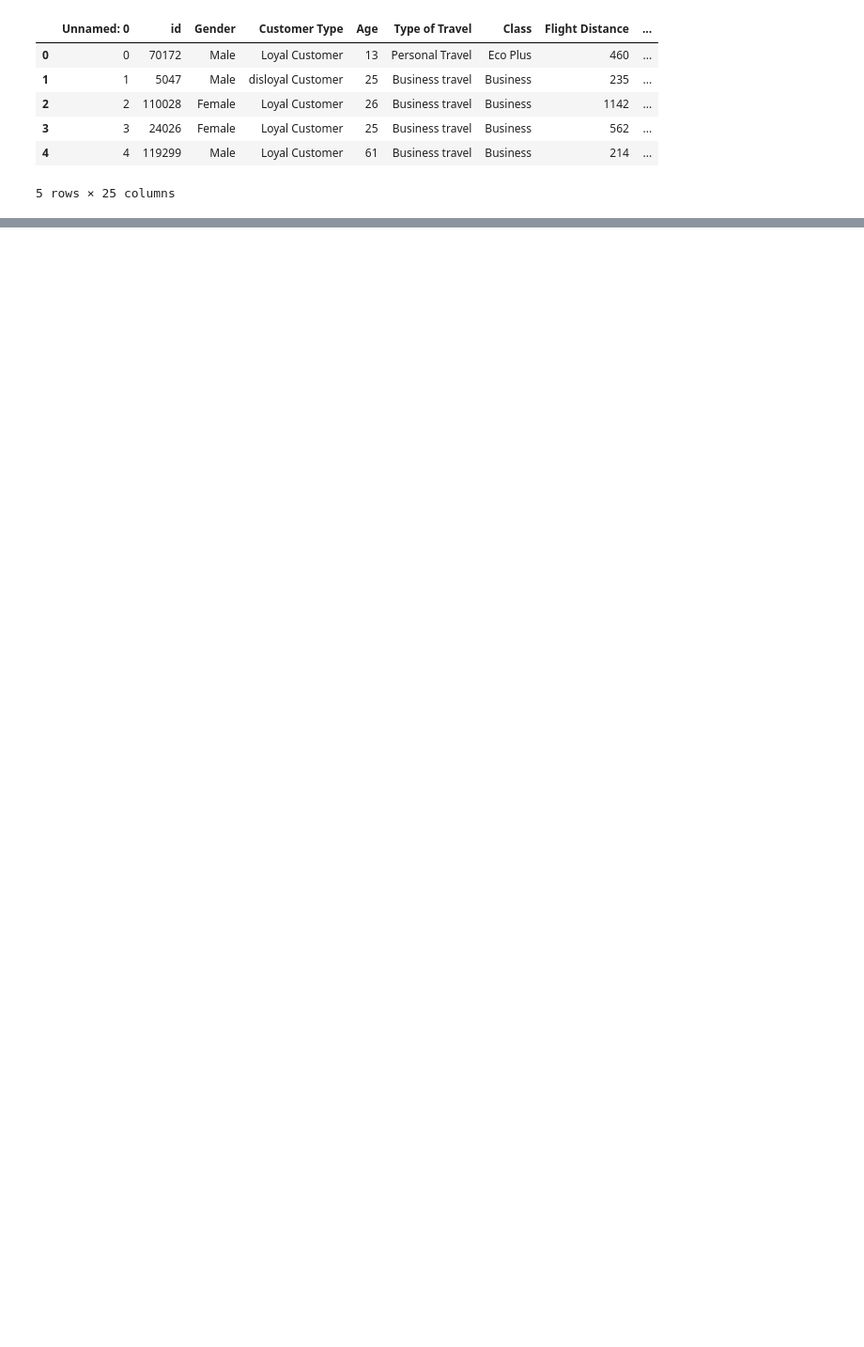
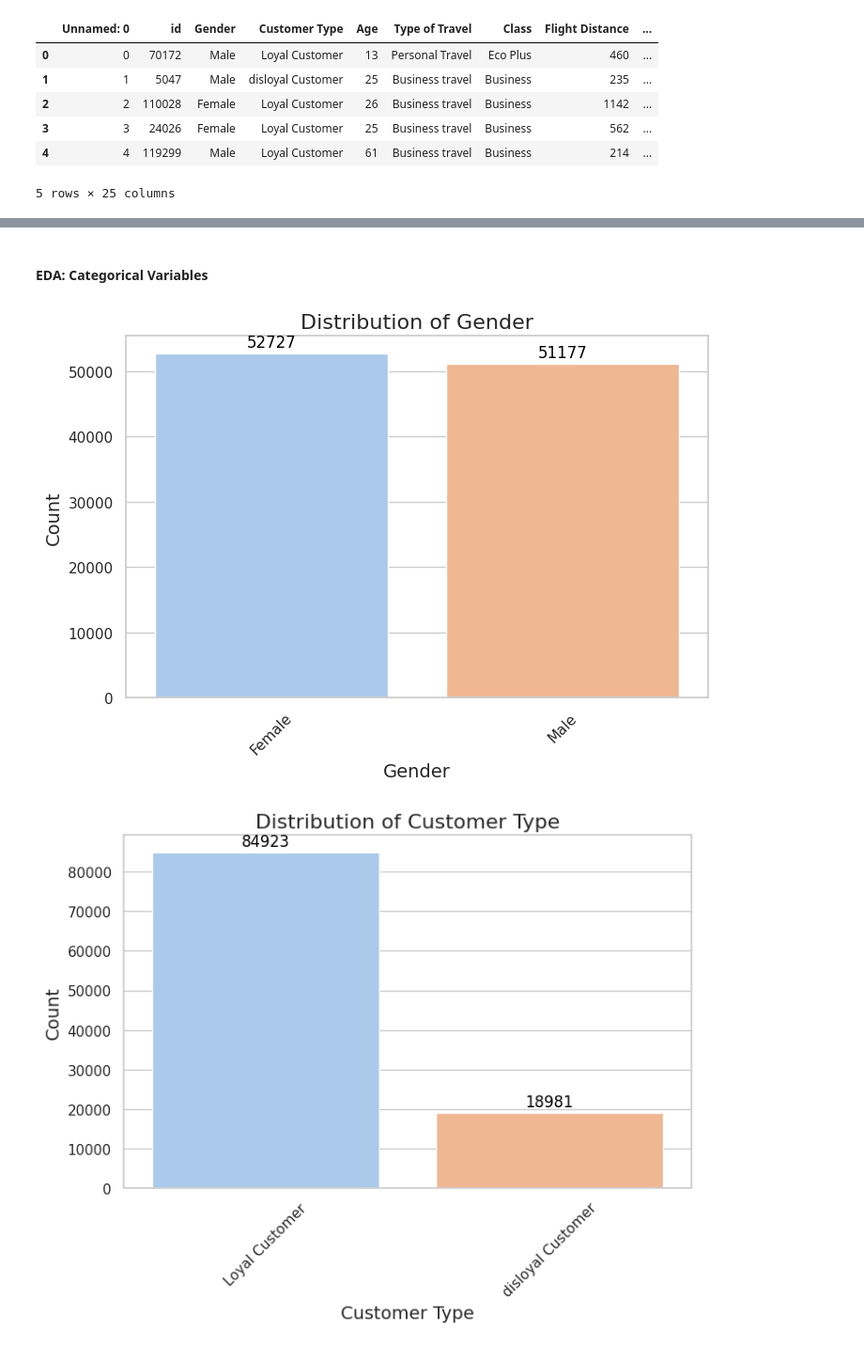
Before and after one commit to hugi-codes/Airline-Passenger-Satisfaction, a Jupyter notebook: notebook.ipynb, the cells around one changed output, grey strips where cells are left out. Shown: that part at 94% size. Saved outputs shown, nothing was run; the diff lists cells and outputs as text; code cells hidden in the pictures; blank space fills up the shorter version.

Commit message:
EDA for categorical columns

```diff
--- a/notebook.ipynb
+++ b/notebook.ipynb
@@ -32,0 +60,17 @@ df.head()
+# %%
+# Specify categorical and numerical columns
+categorical_columns = ['Gender', 'Customer Type', 'Type of Travel', 'Class', 'satisfaction']
+numerical_columns = ['Age', 'Flight Distance', 'Inflight wifi service',
+                     'Departure/Arrival time convenient', 'Ease of Online booking',
+                     'Gate location', 'Food and drink', 'Online boarding',
+                     'Seat comfort', 'Inflight entertainment', 'On-board service',
+                     'Leg room service', 'Baggage handling', 'Checkin service',
+                     'Inflight service', 'Cleanliness', 'Departure Delay in Minutes',
+                     'Arrival Delay in Minutes']
+
+# Convert data types
+df[categorical_columns] = df[categorical_columns].astype('category')  # Convert to categorical
+df[numerical_columns] = df[numerical_columns].apply(pd.to_numeric)    # Ensure numerical data type
+
+# Verify the conversions
+df.info()
@@ -52,0 +116,41 @@ memory usage: 19.8+ MB
+# %% [markdown]
+#### EDA: Categorical Variables
+# %%
+# Univariate Analysis
+
+import seaborn as sns
+import matplotlib.pyplot as plt
+
+# List of categorical variables
+categorical_columns = df.select_dtypes(include=['object', 'category']).columns.tolist()
+
+# Set plot style
+sns.set(style="whitegrid")
+
+# Create barplots
+for col in categorical_columns:
+    plt.figure(figsize=(8, 5))
+    ax = sns.countplot(data=df, x=col, hue=col, dodge=False, palette="pastel", legend=False)
+
+    # Add counts on top of bars
+    for p in ax.patches:
+        ax.annotate(
+            f'{int(p.get_height())}',
+            (p.get_x() + p.get_width() / 2., p.get_height()),
+            ha='center',
+            va='baseline',
+            fontsize=12,
+            color='black',
+            xytext=(0, 5),
+            textcoords='offset points'
+        )
+
+    # Set titles and labels
+    plt.title(f'Distribution of {col}', fontsize=16)
+    plt.xlabel(col, fontsize=14)
+    plt.ylabel('Count', fontsize=14)
+    plt.xticks(rotation=45)
+    plt.show()
+# %% [output]
+[figure, added]
+[figure, added]
```
Also changed, not shown: parts of 15 cells of this notebook.
